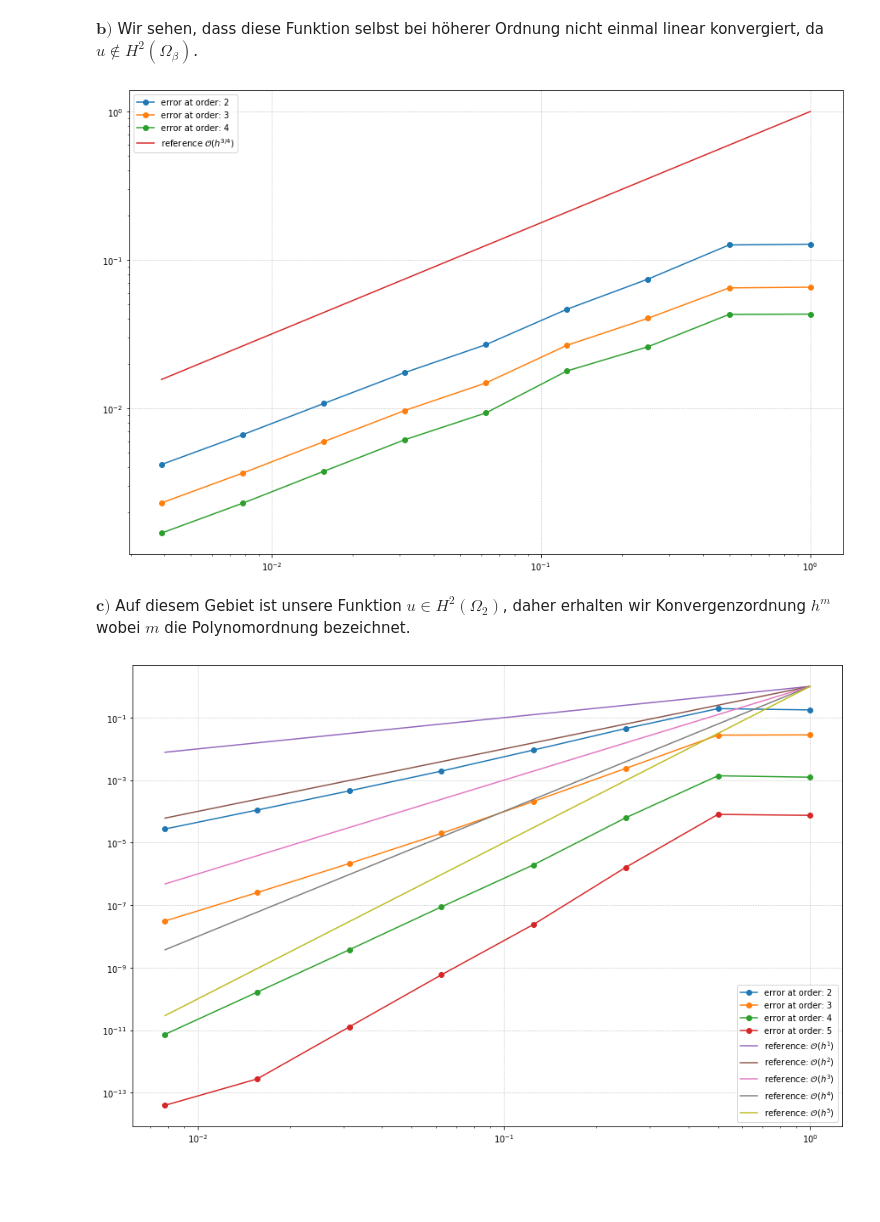
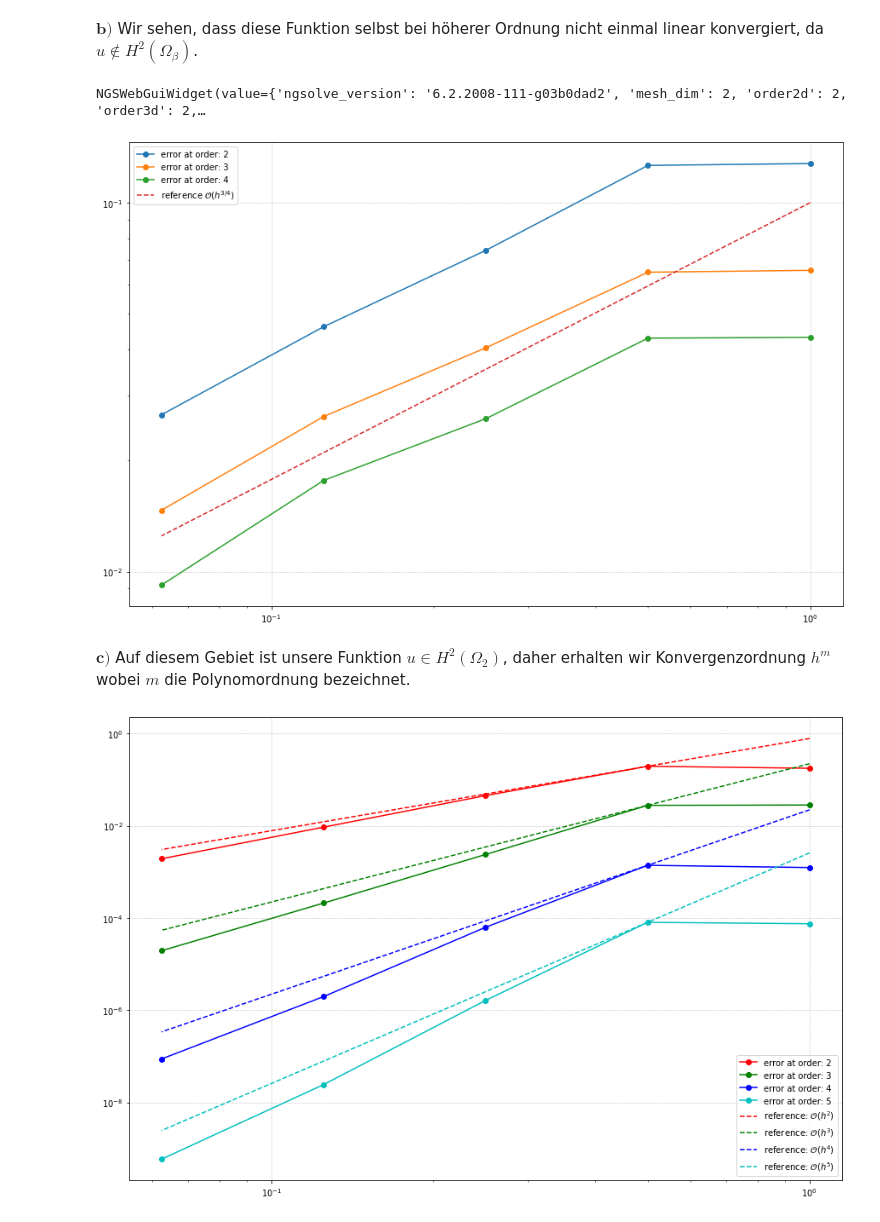
Before and after one commit to MrWhiteRichard/Fundament-Mathematik, a Jupyter notebook: WS_2020-21/NumPDEs_UE/Übung_3/3.15.ipynb, the cells around one changed output. Saved outputs shown, nothing was run; the diff lists cells and outputs as text; code cells hidden in the pictures; blank space fills up the shorter version.

```diff
--- a/WS_2020-21/NumPDEs_UE/Übung_3/3.15.ipynb
+++ b/WS_2020-21/NumPDEs_UE/Übung_3/3.15.ipynb
@@ -192,6 +192,17 @@ pnts = [(0, 0), (R, 0), (R, R), (0, R), (-R, R), (-R, 0), (-R, -R), (0, -R)]
 
 pind = [geo.AppendPoint(*pnt) for pnt in pnts]
 
+# (Control-) Point positions
+#  4        3        2
+#
+#
+#
+#  5        0        1
+#
+#
+#
+#  6        7
+
 # line from pind[0] to pind[1]
 geo.Append(['line', pind[0], pind[1]], bc = "outer")
 
@@ -210,7 +221,7 @@ geo.Append(['line', pind[7], pind[0]], bc = "outer")
 
 # -------------------------------- #
 
-h_array = [2 ** -n for n in range(9)]
+h_array = [2 ** -n for n in range(5)]
 order_array = [2, 3, 4]
 #order_array = [1]
 
@@ -239,7 +250,8 @@ for order in order_array:
         f.Assemble()
 
         sol.vec.data = a.mat.Inverse(freedofs = fes.FreeDofs()) * f.vec
-
+        if h == 2**-3 and order == 4:
+            Draw(ex_sol - sol, mesh, "sol")
         H1err = ngs.sqrt(
             ngs.Integrate(
                 (ex_sol - sol) ** 2 + ngs.InnerProduct(
@@ -251,8 +263,6 @@ for order in order_array:
         )
 
         error_array.append(H1err)
-
-        #Draw((ex_sol-sol)**2 + ngs.InnerProduct(sol_grad-ngs.Grad(sol),sol_grad-ngs.Grad(sol)), mesh)
 
     error_arrays.append(error_array)
 
@@ -270,14 +280,15 @@ for n, order in enumerate(order_array):
 #for s in s_array:
 #    plt.loglog(h_array, h_array ** s, label = 'reference: $' + r'\mathcal{O}(h^{{' + str(s) + r'}})$')
 
-plt.loglog(h_array, h_array ** (3/4), label = 'reference $\mathcal{O}(h^{3/4})$')
+plt.loglog(h_array, h_array ** (3/4)* 1/10, label = 'reference $\mathcal{O}(h^{3/4})$', ls = "--")
 
 
 plt.legend()
 plt.grid(linestyle = ':')
 plt.show()
 # %% [output]
+NGSWebGuiWidget(value={'ngsolve_version': '6.2.2008-111-g03b0dad2', 'mesh_dim': 2, 'order2d': 2, 'order3d': 2,…
-[figure, old version]
+[figure, new version]
 # %% [markdown]
 $\textbf{c)}$ Auf diesem Gebiet ist unsere Funktion $u \in H^2(\Omega_2)$, daher erhalten wir Konvergenzordnung $h^m$ wobei $m$ die Polynomordnung bezeichnet.
 # %%
@@ -330,9 +341,8 @@ geo.Append(['line', pind[3], pind[0]], bc = "outer")
 
 # -------------------------------- #
 
-h_array = [2 ** -n for n in range(8)]
+h_array = [2 ** -n for n in range(5)]
 order_array = [2, 3, 4, 5]
-# order_array = [1]
 
 error_arrays = []
 
@@ -363,36 +373,38 @@ for order in order_array:
         H1err = ngs.sqrt(
             ngs.Integrate(
                 (ex_sol - sol) ** 2 + ngs.InnerProduct(
                     ex_sol_grad - ngs.Grad(sol),
                     ex_sol_grad - ngs.Grad(sol)
                 ),
                 mesh
             )
         )
 
         error_array.append(H1err)
 
         #Draw((ex_sol-sol)**2 + ngs.InnerProduct(sol_grad-ngs.Grad(sol),sol_grad-ngs.Grad(sol)), mesh)
 
     error_arrays.append(error_array)
 
 h_array = np.array(h_array)
 order_array = np.array(order_array)
 error_arrays = np.array(error_arrays)
 
-s_array = [1, 2, 3, 4, 5]
+s_array = [2, 3, 4, 5]
 
 fig = plt.figure(figsize = (15, 10))
 
-for n, order in enumerate(order_array):
-    plt.loglog(h_array, error_arrays[n], 'o-', label = f'error at order: {order}')
+color_array = ["r","g","b","c","m"]
 
-for s in s_array:
-    plt.loglog(h_array, h_array ** s, label = 'reference: $' + r'\mathcal{O}(h^{{' + str(s) + r'}})$')
+for (n, order), color in zip(enumerate(order_array),color_array):
+    plt.loglog(h_array, error_arrays[n], 'o-', label = f'error at order: {order}', color = color)
+
+for s, color in zip(s_array,color_array):
+    plt.loglog(h_array, (h_array ** s) * error_arrays[s-2][1]/h_array[1]*2**(s-1), label = 'reference: $' + r'\mathcal{O}(h^{{' + str(s) + r'}})$', color = color, ls = "--")
 
 
 plt.legend()
 plt.grid(linestyle = ':')
 plt.show()
 # %% [output]
-[figure, old version]
+[figure, new version]
```
Also changed, not shown: parts of 1 cell of this notebook, 2 other files.
